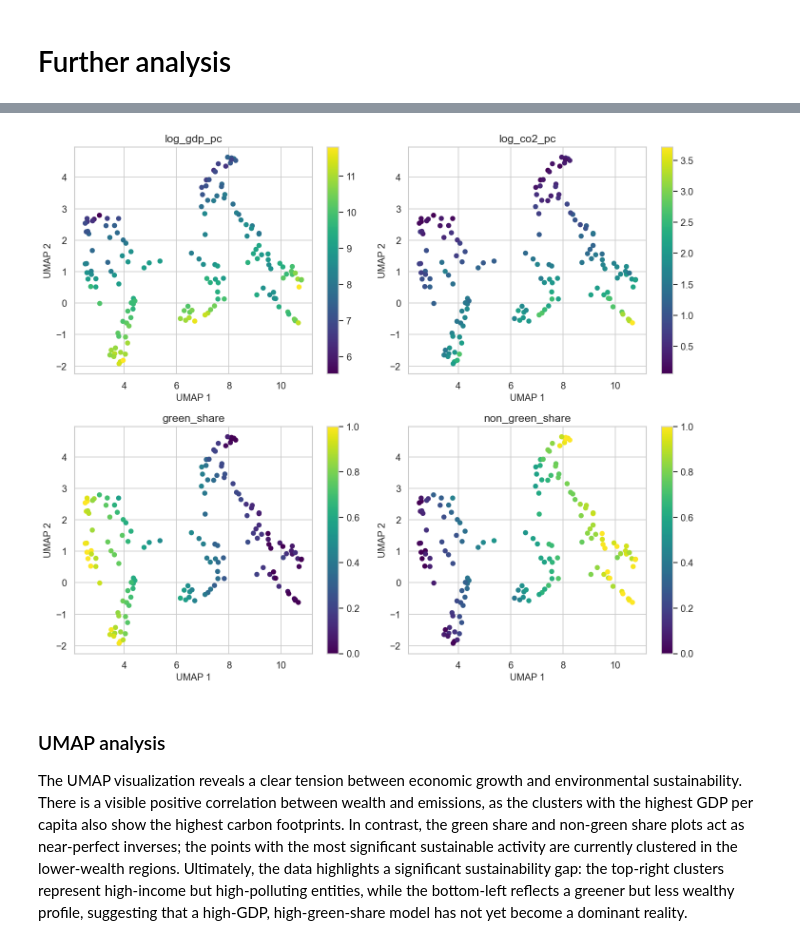
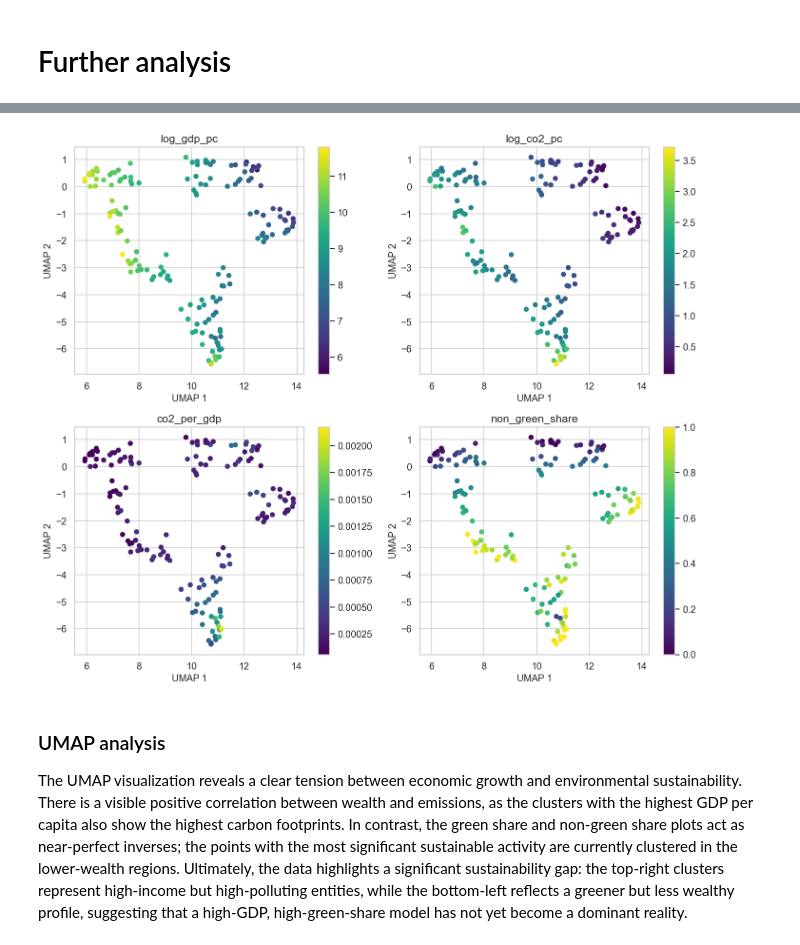
Before and after one commit to fabianfrank-dev/carbon_analysis, a Jupyter notebook: data_analytics_project.ipynb, the cells around one changed output, grey strips where cells are left out. Drawn from its saved outputs; the diff is of its cells as text; code cells hidden in the pictures.

```diff
--- a/data_analytics_project.ipynb
+++ b/data_analytics_project.ipynb
@@ -172,8 +166,7 @@ Before proceeding, we visualize data completeness. The heatmap below shows each
 base_df = co2_df.join(
     gdp_df,
     on=['iso_code', 'year'],
-    how='left',
-)
+    how='left',)
 
 # missing data heatmap
 fig, ax = plt.subplots(figsize=(10, 6))
@@ -1125,19 +1142,28 @@ base_df
 # %% [markdown]
 # Further analysis
 # %%
+ml_features = ["log_gdp_pc", "log_co2_pc", "co2_per_gdp", "non_green_share"]
 
-X = cluster_df[features].fillna(0)
+# clean data
+cluster_df_clean = (
+    cluster_df
+    .select(["iso_code", "country"] + ml_features)
+    .drop_nulls(subset=ml_features)
+)
 
-# scale x
+# scale data
+X = cluster_df_clean.select(ml_features).to_numpy()
+
 X_scaled = StandardScaler().fit_transform(X)
 
-# create umap values
+# reduce dimensions
 reducer = umap.UMAP(
     n_neighbors=15,
     min_dist=0.1,
     n_components=2,
-    random_state=42
-)
+    random_state=42,)
 
+# transform data
 embedding = reducer.fit_transform(X_scaled)
-embedding
+
+cluster_df_pd = cluster_df_clean.to_pandas().reset_index(drop=True)
@@ -1162,24 +1170,24 @@ array([[ 2.8498201e+00,  2.6682811e+00],
 # %%
 fig, axes = plt.subplots(2, 2, figsize=(12, 10))
 
-# extract the dimensions to plot all graphs
-for ax, ml_features in zip(axes.flatten(), features):
+# plot UMAP embeddings for each feature
+for ax, feature in zip(axes.flatten(), ml_features):
     sc = ax.scatter(
         embedding[:, 0],
         embedding[:, 1],
-        c=cluster_df[ml_features],
+        c=cluster_df_pd[feature].to_numpy(),
         cmap="viridis",
         s=30
     )
-    ax.set_title(ml_features)
+    ax.set_title(feature)
     ax.set_xlabel("UMAP 1")
     ax.set_ylabel("UMAP 2")
     plt.colorbar(sc, ax=ax)
 
 plt.tight_layout()
 plt.show()
 # %% [output]
-[figure, old version]
+[figure, new version]
 # %% [markdown]
 ### UMAP analysis
 The UMAP visualization reveals a clear tension between economic growth and environmental sustainability. There is a visible positive correlation between wealth and emissions, as the clusters with the highest GDP per capita also show the highest carbon footprints. In contrast, the green share and non-green share plots act as near-perfect inverses; the points with the most significant sustainable activity are currently clustered in the lower-wealth regions. Ultimately, the data highlights a significant sustainability gap: the top-right clusters represent high-income but high-polluting entities, while the bottom-left reflects a greener but less wealthy profile, suggesting that a high-GDP, high-green-share model has not yet become a dominant reality.
```
Also changed, not shown: parts of 12 cells of this notebook, 1 other file.
